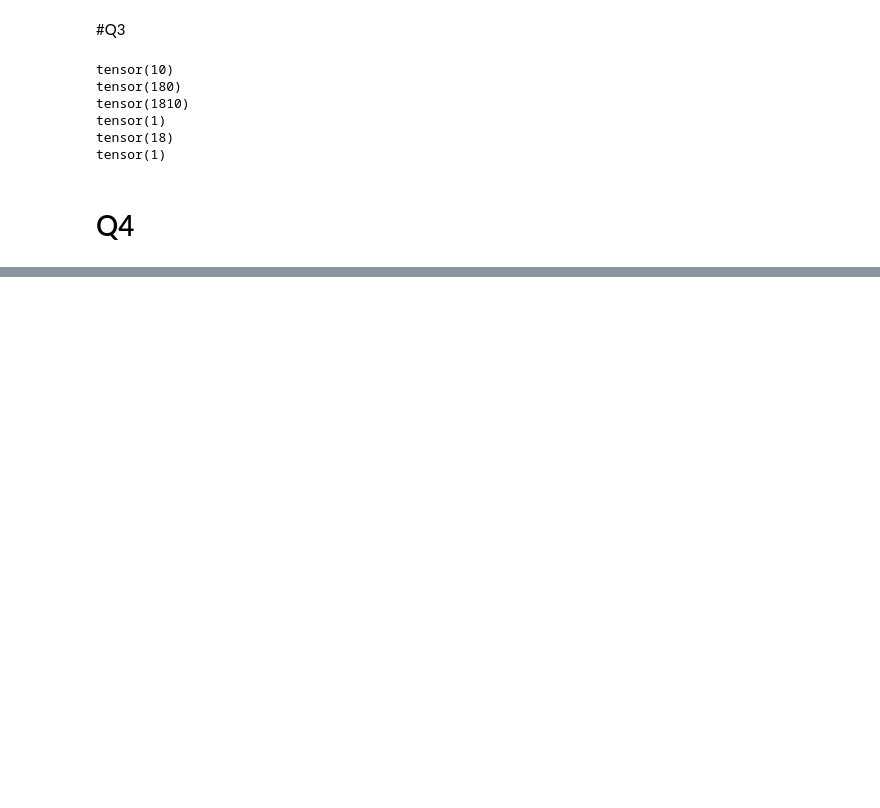
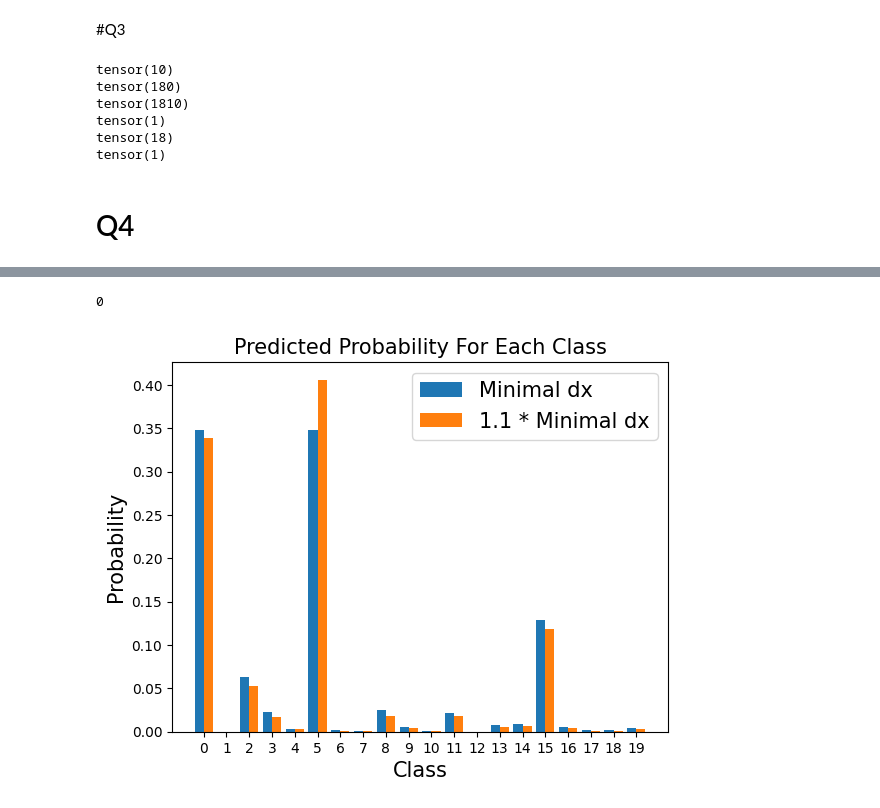
Before and after one commit to mao1756/CAP5619-sp24, a Jupyter notebook: HW1/codes/q3main.ipynb, the cells around one changed output, grey strips where cells are left out. Cells and saved outputs as stored; diff of their text form; code cells hidden in the pictures; blank space fills up the shorter version.

```diff
--- a/HW1/codes/q3main.ipynb
+++ b/HW1/codes/q3main.ipynb
@@ -131,0 +250,25 @@ from scipy.optimize import fmin_l_bfgs_b
+# %%
+# forward pass
+outputs = model_softmax(torch.tensor(sample+result.x[:-1]))
+outputs11 = model_softmax(torch.tensor(sample+1.1*result.x[:-1]))
+
+# classify the sample
+predictions = torch.argmax(outputs)
+predictions = predictions.numpy()
+print(predictions) # it should output 5
+
+# bar graph for probabilities of each class
+import matplotlib.pyplot as plt
+width = 0.4
+plt.xticks(range(20))
+plt.xlabel('Class', fontsize=15)
+plt.ylabel('Probability', fontsize=15)
+plt.title('Predicted Probability For Each Class', fontsize=15)
+plt.bar(np.array(range(20))-width/2, outputs.detach().numpy(), width=width, label = 'Minimal dx')
+plt.bar(np.array(range(20))+width/2, outputs11.detach().numpy(), width=width, label='1.1 * Minimal dx')
+plt.legend(fontsize=15)
+plt.savefig('q4-5.png')
+plt.show()
+# %% [output]
+0
+[figure, added]
```
Also changed, not shown: parts of 11 cells of this notebook.
